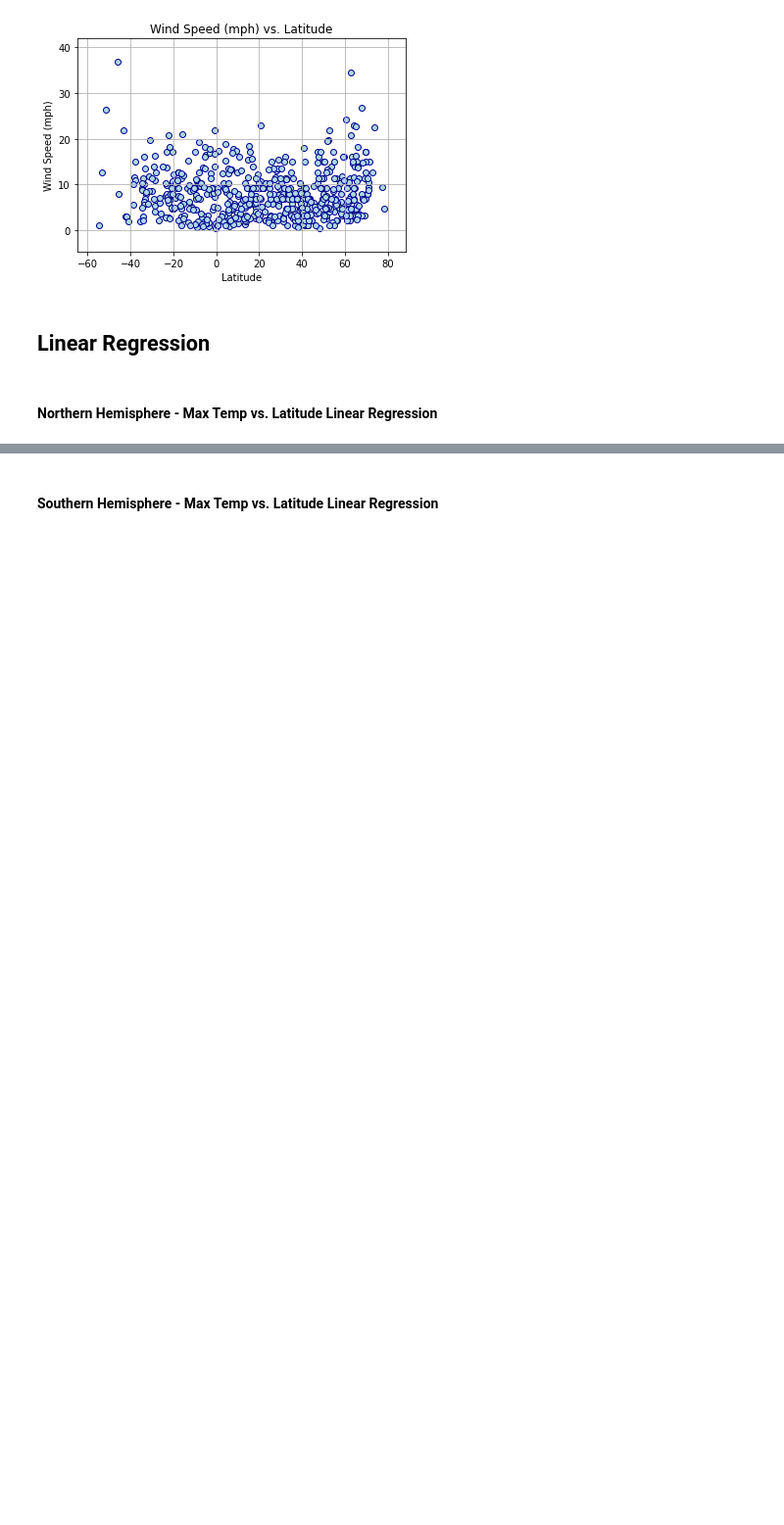
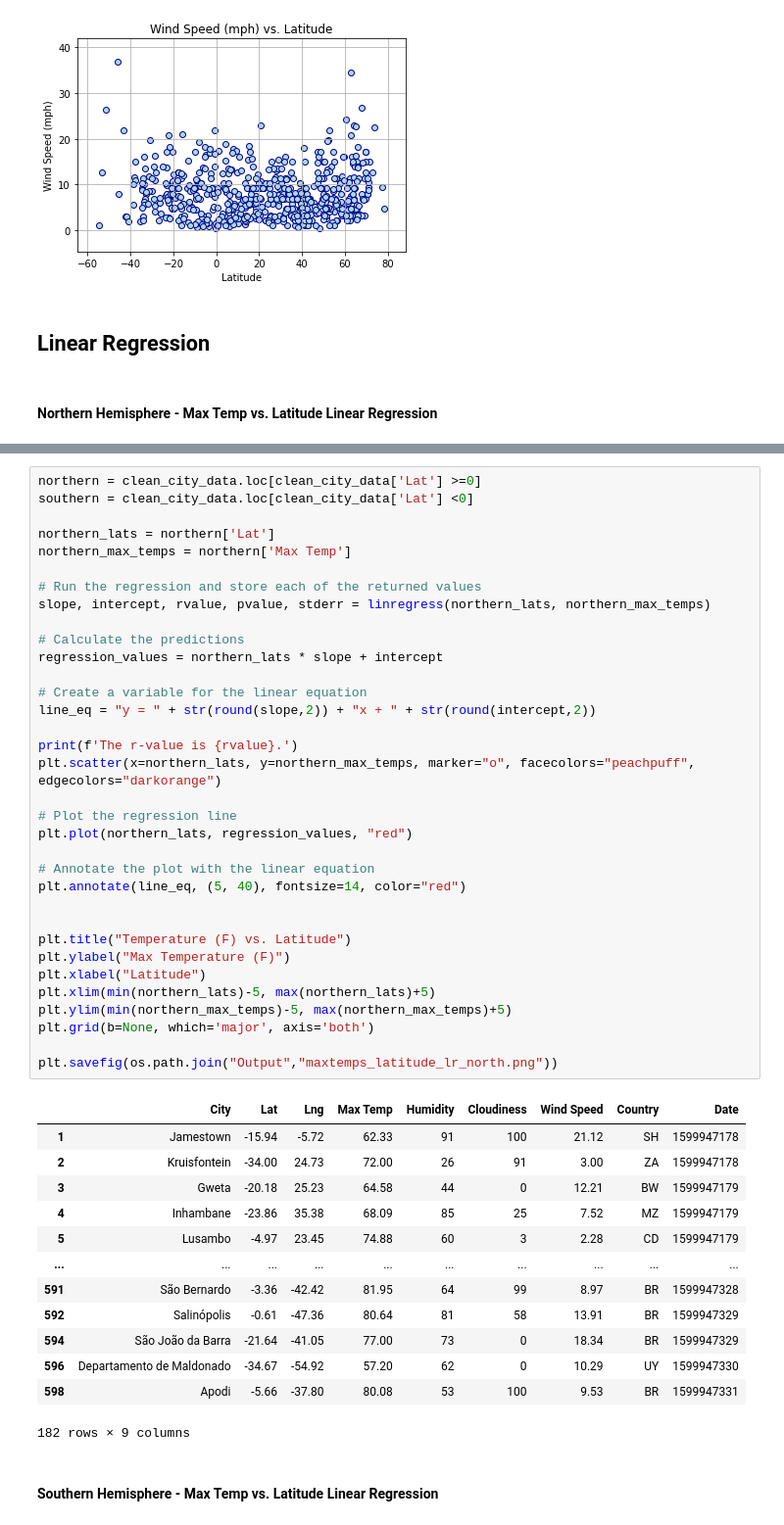
Before and after one commit to KaiCee2010/python-api-challenge, a Jupyter notebook: WeatherPy/WeatherPy.ipynb, the cells around one changed output, grey strips where cells are left out. Shown at 98% size. Drawn from its saved outputs; the diff is of its cells as text; blank space fills up the shorter version.

```diff
--- a/WeatherPy/WeatherPy.ipynb
+++ b/WeatherPy/WeatherPy.ipynb
@@ -248,2 +244,50 @@ The r-value is: 0.46937863826630627
+# %%
+northern = clean_city_data.loc[clean_city_data['Lat'] >=0]
+southern = clean_city_data.loc[clean_city_data['Lat'] <0]
+
+northern_lats = northern['Lat']
+northern_max_temps = northern['Max Temp']
+
+# Run the regression and store each of the returned values
+slope, intercept, rvalue, pvalue, stderr = linregress(northern_lats, northern_max_temps)
+
+# Calculate the predictions
+regression_values = northern_lats * slope + intercept
+
+# Create a variable for the linear equation
+line_eq = "y = " + str(round(slope,2)) + "x + " + str(round(intercept,2))
+
+print(f'The r-value is {rvalue}.')
+plt.scatter(x=northern_lats, y=northern_max_temps, marker="o", facecolors="peachpuff", edgecolors="darkorange")
+
+# Plot the regression line
+plt.plot(northern_lats, regression_values, "red")
+
+# Annotate the plot with the linear equation
+plt.annotate(line_eq, (5, 40), fontsize=14, color="red")
+
+
+plt.title("Temperature (F) vs. Latitude")
+plt.ylabel("Max Temperature (F)")
+plt.xlabel("Latitude")
+plt.xlim(min(northern_lats)-5, max(northern_lats)+5)
+plt.ylim(min(northern_max_temps)-5, max(northern_max_temps)+5)
+plt.grid(b=None, which='major', axis='both')
+
+plt.savefig(os.path.join("Output","maxtemps_latitude_lr_north.png"))
+# %% [output]
+|  | City | Lat | Lng | Max Temp | Humidity | Cloudiness | Wind Speed | Country | Date |
+| 1 | Jamestown | -15.94 | -5.72 | 62.33 | 91 | 100 | 21.12 | SH | 1599947178 |
+| 2 | Kruisfontein | -34.00 | 24.73 | 72.00 | 26 | 91 | 3.00 | ZA | 1599947178 |
+| 3 | Gweta | -20.18 | 25.23 | 64.58 | 44 | 0 | 12.21 | BW | 1599947179 |
+| 4 | Inhambane | -23.86 | 35.38 | 68.09 | 85 | 25 | 7.52 | MZ | 1599947179 |
+| 5 | Lusambo | -4.97 | 23.45 | 74.88 | 60 | 3 | 2.28 | CD | 1599947179 |
+| ... | ... | ... | ... | ... | ... | ... | ... | ... | ... |
+| 591 | São Bernardo | -3.36 | -42.42 | 81.95 | 64 | 99 | 8.97 | BR | 1599947328 |
+| 592 | Salinópolis | -0.61 | -47.36 | 80.64 | 81 | 58 | 13.91 | BR | 1599947329 |
+| 594 | São João da Barra | -21.64 | -41.05 | 77.00 | 73 | 0 | 18.34 | BR | 1599947329 |
+| 596 | Departamento de Maldonado | -34.67 | -54.92 | 57.20 | 62 | 0 | 10.29 | UY | 1599947330 |
+| 598 | Apodi | -5.66 | -37.80 | 80.08 | 53 | 100 | 9.53 | BR | 1599947331 |
+182 rows × 9 columns
 # %% [markdown]
 ####  Southern Hemisphere - Max Temp vs. Latitude Linear Regression
```
Also changed, not shown: parts of 3 cells of this notebook, 2 other files.
